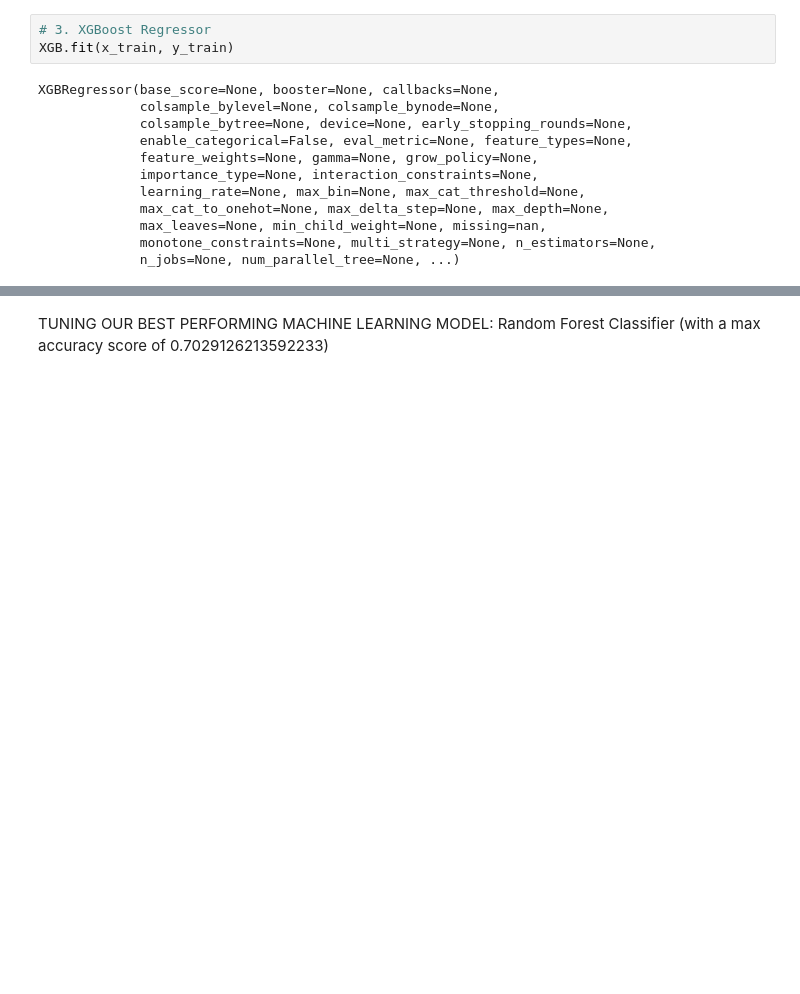
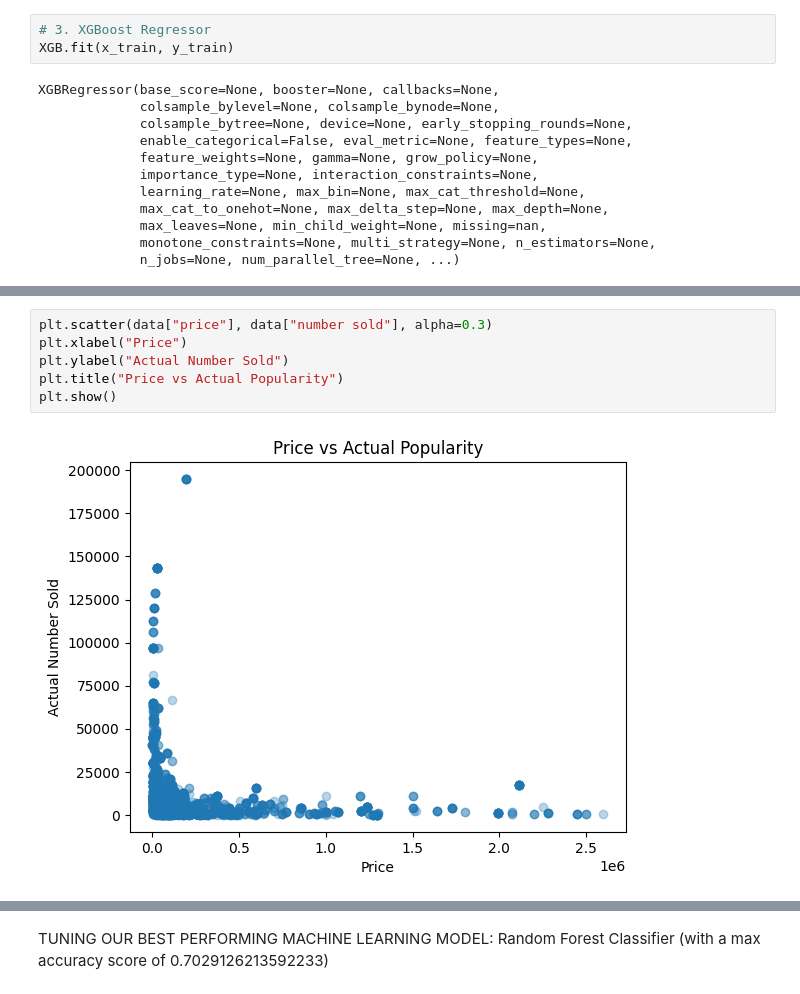
Before and after one commit to Barrizzz/Data-Science-ML, a Jupyter notebook: MLTesting.ipynb, the cells around one changed output, grey strips where cells are left out. Saved outputs shown, nothing was run; the diff lists cells and outputs as text; blank space fills up the shorter version.

```diff
--- a/MLTesting.ipynb
+++ b/MLTesting.ipynb
@@ -141,0 +140,8 @@ plt.show()
+# %%
+plt.scatter(data["price"], data["number sold"], alpha=0.3)
+plt.xlabel("Price")
+plt.ylabel("Actual Number Sold")
+plt.title("Price vs Actual Popularity")
+plt.show()
+# %% [output]
+[figure, added]
```
Also changed, not shown: parts of 16 cells of this notebook.
